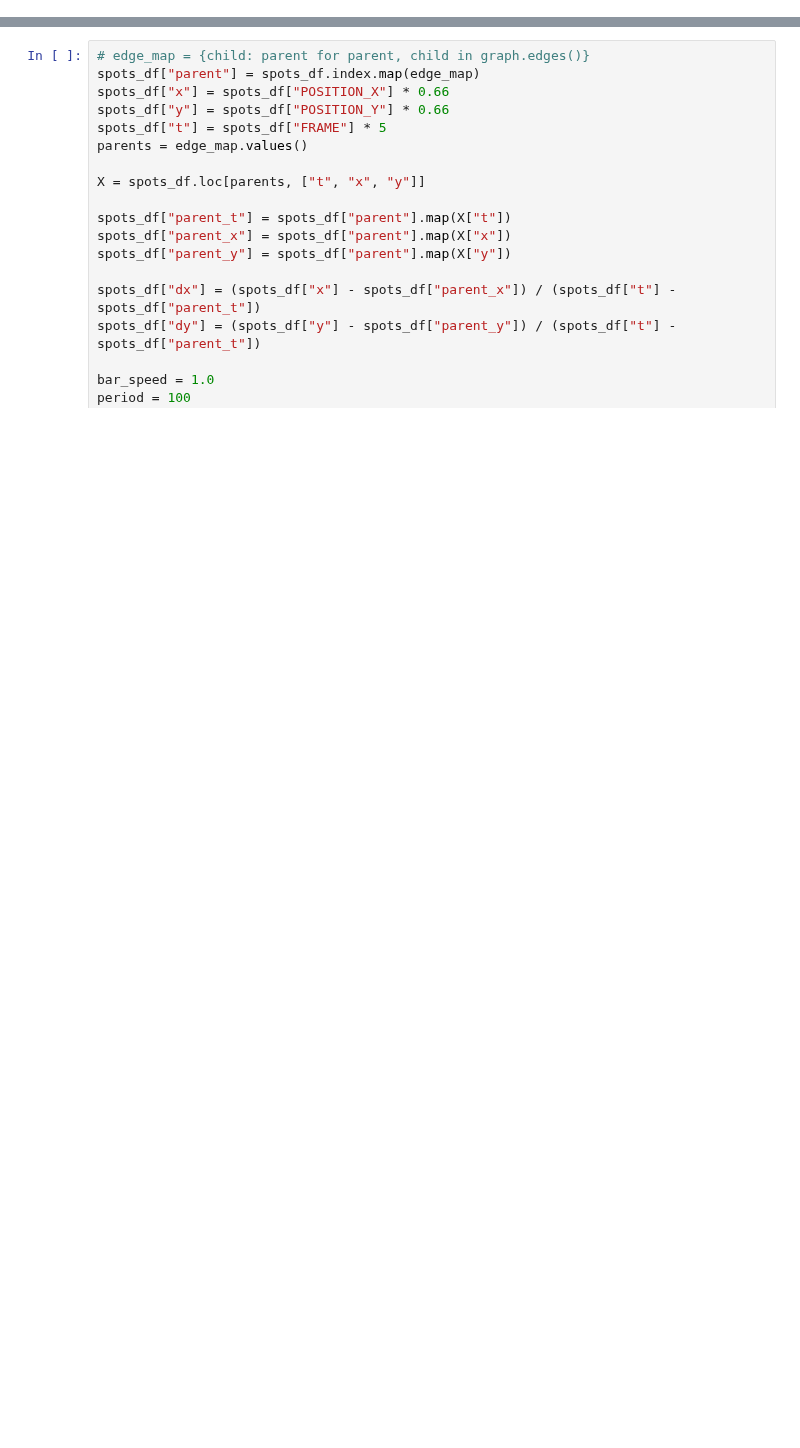
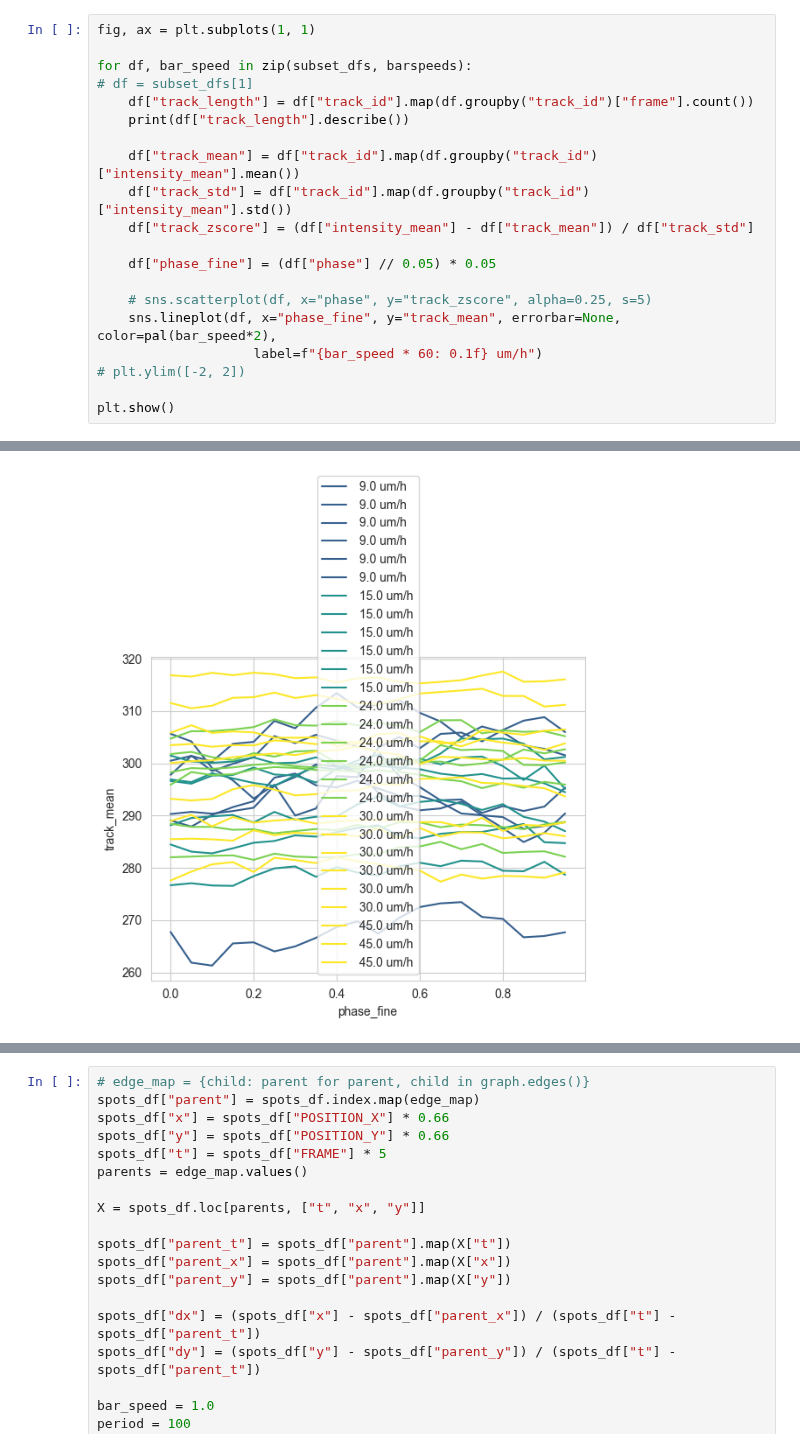
Before and after one commit to Harrison-Oatman/PyCLM, a Jupyter notebook: notebooks/analysis.ipynb, the cells around one changed output, grey strips where cells are left out. Cells and saved outputs as stored; diff of their text form; blank space fills up the shorter version.

```diff
--- a/notebooks/analysis.ipynb
+++ b/notebooks/analysis.ipynb
@@ -130,0 +192,21 @@ plt.show()
+# %%
+fig, ax = plt.subplots(1, 1)
+
+for df, bar_speed in zip(subset_dfs, barspeeds):
+# df = subset_dfs[1]
+    df["track_length"] = df["track_id"].map(df.groupby("track_id")["frame"].count())
+    print(df["track_length"].describe())
+
+    df["track_mean"] = df["track_id"].map(df.groupby("track_id")["intensity_mean"].mean())
+    df["track_std"] = df["track_id"].map(df.groupby("track_id")["intensity_mean"].std())
+    df["track_zscore"] = (df["intensity_mean"] - df["track_mean"]) / df["track_std"]
+
+    df["phase_fine"] = (df["phase"] // 0.05) * 0.05
+
+    # sns.scatterplot(df, x="phase", y="track_zscore", alpha=0.25, s=5)
+    sns.lineplot(df, x="phase_fine", y="track_mean", errorbar=None, color=pal(bar_speed*2),
+                    label=f"{bar_speed * 60: 0.1f} um/h")
+# plt.ylim([-2, 2])
+
+plt.show()
+# %% [output]
@@ -131,3 +230,4 @@ plt.show()
+[figure, added]
 # %%
 experiments_df = pd.DataFrame(experiments)
 experiments_df["bar_speed_h"] = experiments_df["bar_speed"] * 60
```
Also changed, not shown: parts of 9 cells of this notebook.
